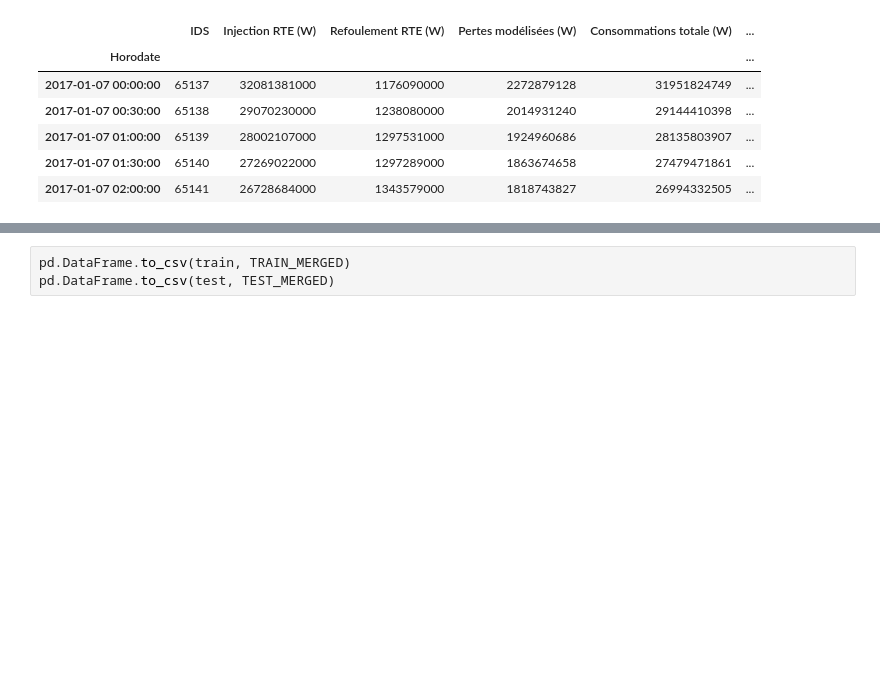
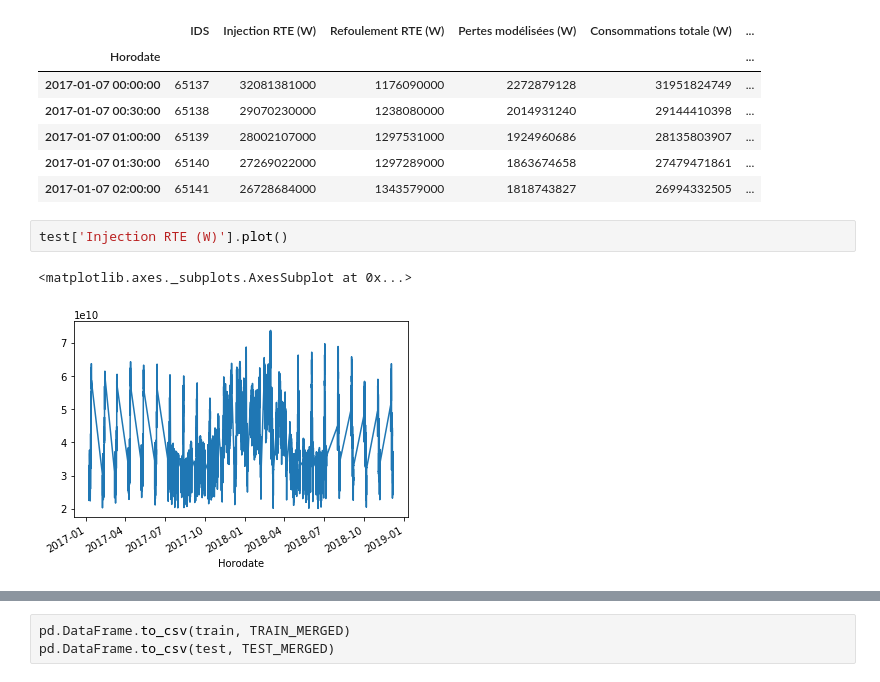
Before and after one commit to etnberz/enedis, a Jupyter notebook: notebooks/Data Processing.ipynb, the cells around one changed output, grey strips where cells are left out. Cells and saved outputs as stored; diff of their text form; blank space fills up the shorter version.

```diff
--- a/notebooks/Data Processing.ipynb
+++ b/notebooks/Data Processing.ipynb
@@ -104,3 +93,8 @@ test.head()
 | 2017-01-07 01:00:00 | 65139 | 28002107000 | 1297531000 | 1924960686 | 28135803907 | ... |
 | 2017-01-07 01:30:00 | 65140 | 27269022000 | 1297289000 | 1863674658 | 27479471861 | ... |
 | 2017-01-07 02:00:00 | 65141 | 26728684000 | 1343579000 | 1818743827 | 26994332505 | ... |
+# %%
+test['Injection RTE (W)'].plot()
+# %% [output]
+<matplotlib.axes._subplots.AxesSubplot at 0x...>
+[figure, added]
```
Also changed, not shown: parts of 7 cells of this notebook, 16 other files.
